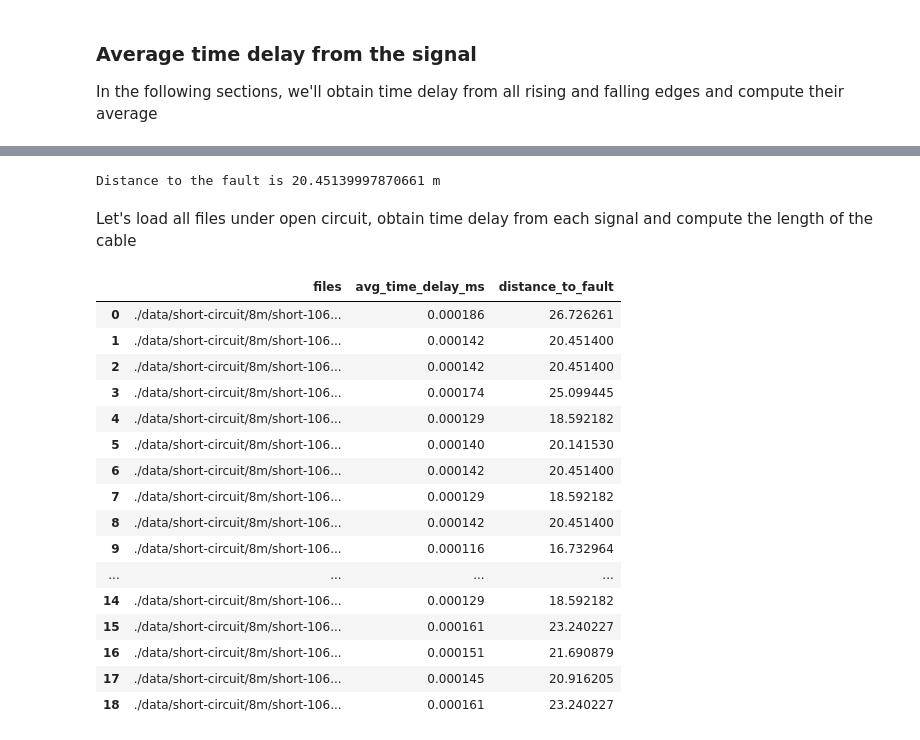
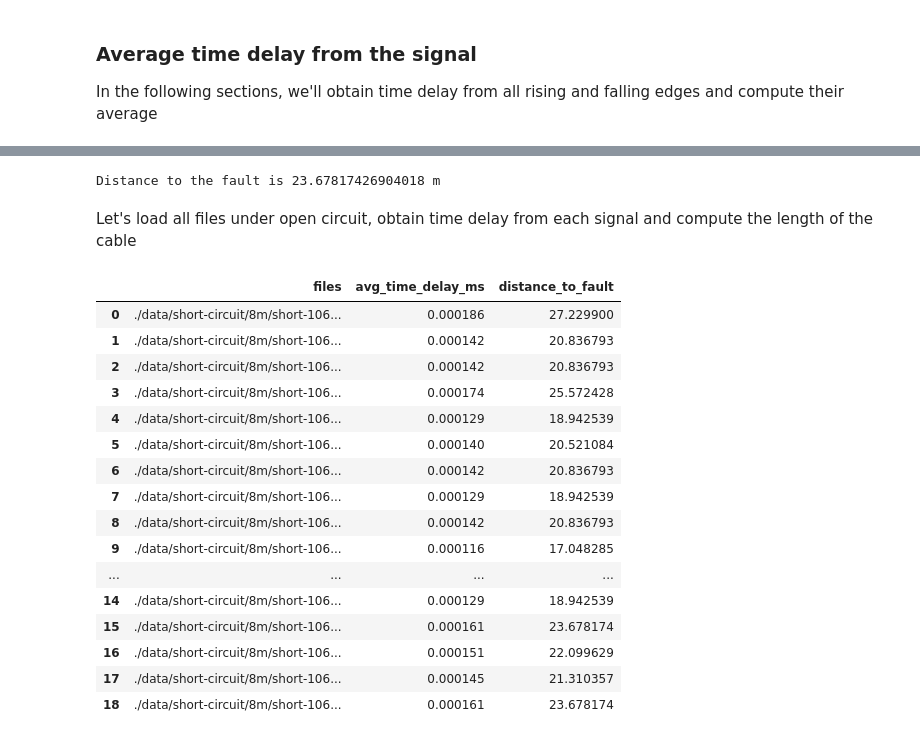
Before and after one commit to DeKUT-DSAIL/electric-fence-fault-detector-and-localiser, a Jupyter notebook: tdr/5-and-8m-shortcircuit.ipynb, the cells around one changed output, grey strips where cells are left out. Saved outputs shown, nothing was run; the diff lists cells and outputs as text; code cells hidden in the pictures.

```diff
--- a/tdr/5-and-8m-shortcircuit.ipynb
+++ b/tdr/5-and-8m-shortcircuit.ipynb
@@ -8,6 +8,8 @@ import tdr_utils as ut
 config = configparser.ConfigParser()
 config.read('tdr-parameters.ini')
 
+c = float(config['signal']['c']) #speed of light
+vf = float(config['signal']['vf']) #velocity factor
 threshold = int(config['signal']['threshold'])
 frequency = float(config['signal']['frequency'])
 duty_cycle = float(config['signal']['duty_cycle'])
@@ -20,7 +22,6 @@ overlap_offset = int(config['search']['overlap_offset']) #number of samples to o
 win_size = int(config['win_interest']['win_size'])
 prior_samples = int(config['win_interest']['prior_samples']) # samples to consider before rising/falling edge index
 
-
 _num_edges = 1
 overlap_threshold = duty_cycle * (sampling_rate / frequency) - overlap_offset
 t = np.linspace(0, num_samples / sampling_rate, num=num_samples) * 1000 #time in milliseconds
@@ -138,6 +139,6 @@ Average time delay is 9.678387193557126e-05 ms
 # %%
 #let's compute distance to the fault using the average time delay
-p_short_fault = ut.fault_point(avg_t_short_5m_delay)
+p_short_fault = (avg_t_short_5m_delay, c, vf)
 
 print('Distance to the fault is {} m'.format(p_short_fault))
 # %% [output]
@@ -158,7 +159,7 @@ for file_path in paths:
     if valid_file:
         short_5m_edges_indices = ut.edges_detection(v_short_5m, t, num_edges, win_size, prior_samples, overlap_threshold)
         avg_t_short_5m_delay,  t_short_5m_delays = ut.avg_delay(short_5m_edges_indices, win_size, v_short_5m, t, prior_samples, display=False)
-        p_short_fault = ut.fault_point(avg_t_short_5m_delay)
+        p_short_fault = (avg_t_short_5m_delay, c, vf)
 
         files.append(file_path)
         avg_time_delay_ms.append(avg_t_short_5m_delay)
@@ -296,54 +298,54 @@ Average time delay is 0.0001419496788388451 ms
 # %%
 #let's compute distance to the fault using the average time delay
-p_short_fault = ut.fault_point(avg_t_short_8m_delay)
+p_short_fault = ut.fault_point(avg_t_short_8m_delay, c, vf)
 
 print('Distance to the fault is {} m'.format(p_short_fault))
 # %% [output]
-Distance to the fault is 20.45139997870661 m
+Distance to the fault is 23.67817426904018 m
 # %% [markdown]
 Let's load all files under open circuit, obtain time delay from each signal and compute the length of the cable
 # %%
 short_8m_circuit_files = {}
 files = []
 avg_time_delay_ms = []
 distance_to_fault = []
 paths = ut.file_paths(short_8m_files_dir) #generate paths to each file
 
 for file_path in paths:
     v_short_8m = ut.file_loader(file_path) #load the file
     valid_file = ut.file_validity(v_short_8m, num_samples, threshold) #check if there was a bus conflict while saving the file
 
     if valid_file:
         short_8m_edges_indices = ut.edges_detection(v_short_8m, t, num_edges, win_size, prior_samples, overlap_threshold)
         avg_t_short_8m_delay,  t_short_8m_delays = ut.avg_delay(short_8m_edges_indices, win_size, v_short_8m, t, prior_samples, display=False)
-        p_short_fault = ut.fault_point(avg_t_short_8m_delay)
+        p_short_fault = ut.fault_point(avg_t_short_8m_delay, c, vf)
 
         files.append(file_path)
         avg_time_delay_ms.append(avg_t_short_8m_delay)
         distance_to_fault.append(p_short_fault)
 
 short_8m_circuit_files = {'files': files,
                       'avg_time_delay_ms': avg_time_delay_ms,
                       'distance_to_fault': distance_to_fault}
 
 df_short_8m = pd.DataFrame(short_8m_circuit_files)
 
 df_short_8m
 # %% [output]
 |  | files | avg_time_delay_ms | distance_to_fault |
-| 0 | ./data/short-circuit/8m/short-106... | 0.000186 | 26.726261 |
-| 1 | ./data/short-circuit/8m/short-106... | 0.000142 | 20.451400 |
-| 2 | ./data/short-circuit/8m/short-106... | 0.000142 | 20.451400 |
-| 3 | ./data/short-circuit/8m/short-106... | 0.000174 | 25.099445 |
-| 4 | ./data/short-circuit/8m/short-106... | 0.000129 | 18.592182 |
-| 5 | ./data/short-circuit/8m/short-106... | 0.000140 | 20.141530 |
-| 6 | ./data/short-circuit/8m/short-106... | 0.000142 | 20.451400 |
-| 7 | ./data/short-circuit/8m/short-106... | 0.000129 | 18.592182 |
-| 8 | ./data/short-circuit/8m/short-106... | 0.000142 | 20.451400 |
-| 9 | ./data/short-circuit/8m/short-106... | 0.000116 | 16.732964 |
+| 0 | ./data/short-circuit/8m/short-106... | 0.000186 | 27.229900 |
+| 1 | ./data/short-circuit/8m/short-106... | 0.000142 | 20.836793 |
+| 2 | ./data/short-circuit/8m/short-106... | 0.000142 | 20.836793 |
+| 3 | ./data/short-circuit/8m/short-106... | 0.000174 | 25.572428 |
+| 4 | ./data/short-circuit/8m/short-106... | 0.000129 | 18.942539 |
+| 5 | ./data/short-circuit/8m/short-106... | 0.000140 | 20.521084 |
+| 6 | ./data/short-circuit/8m/short-106... | 0.000142 | 20.836793 |
+| 7 | ./data/short-circuit/8m/short-106... | 0.000129 | 18.942539 |
+| 8 | ./data/short-circuit/8m/short-106... | 0.000142 | 20.836793 |
+| 9 | ./data/short-circuit/8m/short-106... | 0.000116 | 17.048285 |
 | ... | ... | ... | ... |
-| 14 | ./data/short-circuit/8m/short-106... | 0.000129 | 18.592182 |
-| 15 | ./data/short-circuit/8m/short-106... | 0.000161 | 23.240227 |
-| 16 | ./data/short-circuit/8m/short-106... | 0.000151 | 21.690879 |
-| 17 | ./data/short-circuit/8m/short-106... | 0.000145 | 20.916205 |
-| 18 | ./data/short-circuit/8m/short-106... | 0.000161 | 23.240227 |
+| 14 | ./data/short-circuit/8m/short-106... | 0.000129 | 18.942539 |
+| 15 | ./data/short-circuit/8m/short-106... | 0.000161 | 23.678174 |
+| 16 | ./data/short-circuit/8m/short-106... | 0.000151 | 22.099629 |
+| 17 | ./data/short-circuit/8m/short-106... | 0.000145 | 21.310357 |
+| 18 | ./data/short-circuit/8m/short-106... | 0.000161 | 23.678174 |
```
Also changed, not shown: parts of 27 cells of this notebook, 13 other files.
